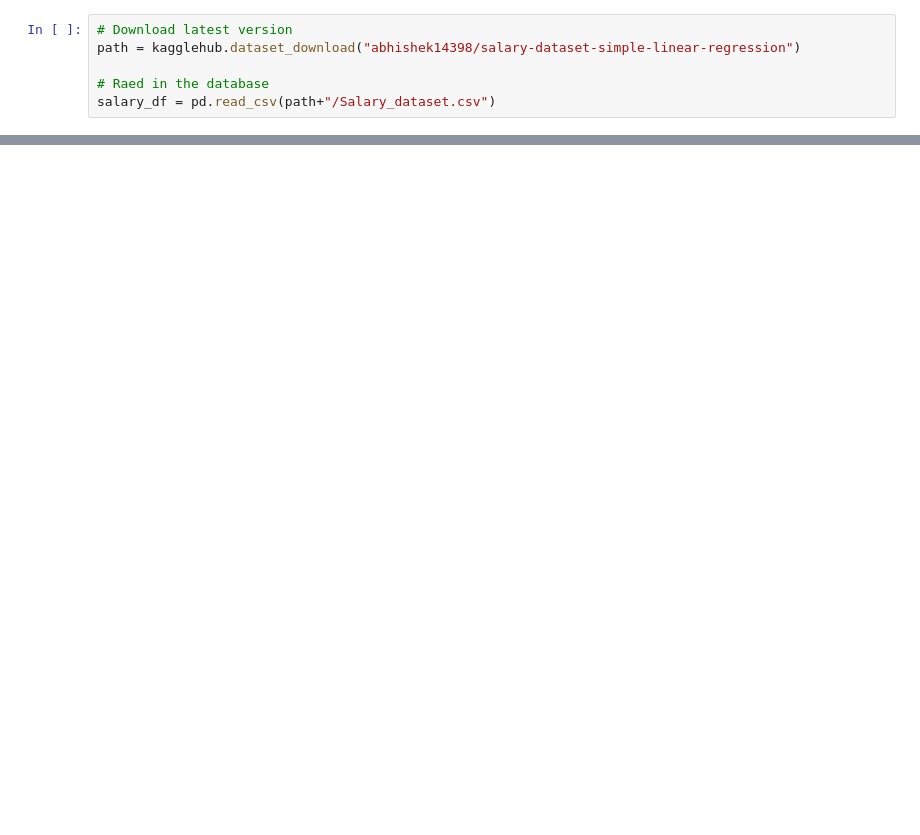
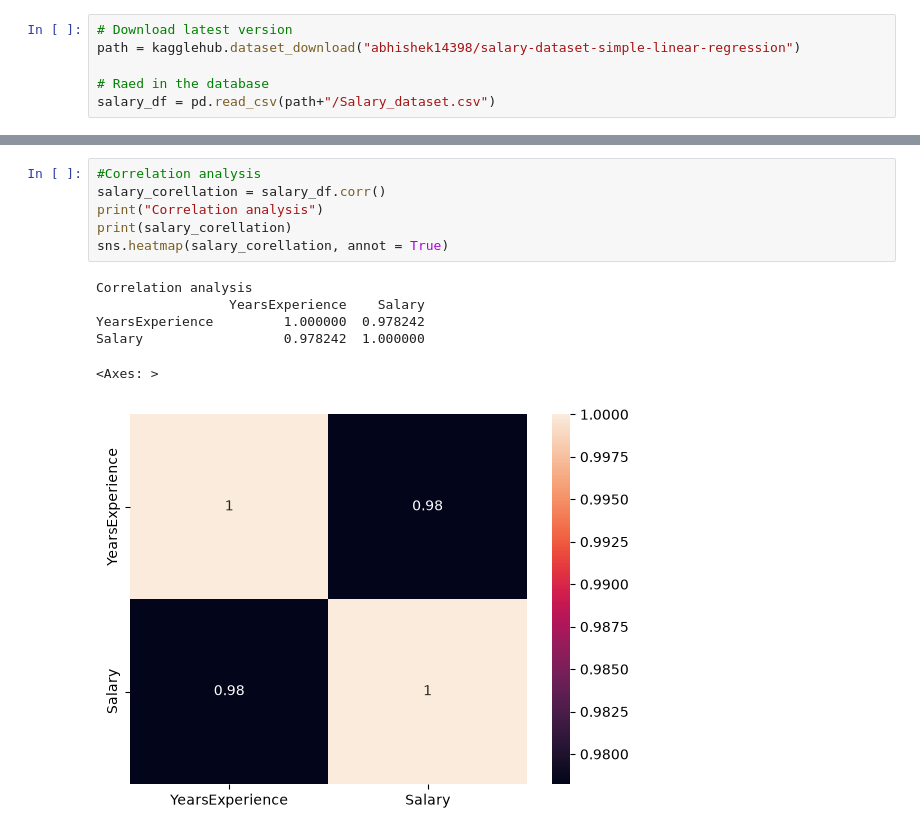
Before and after one commit to KovacsImi/Linear-Regression, a Jupyter notebook: salary_linear_regression.ipynb, the cells around one changed output, grey strips where cells are left out. Saved outputs shown, nothing was run; the diff lists cells and outputs as text; blank space fills up the shorter version.

```diff
--- a/salary_linear_regression.ipynb
+++ b/salary_linear_regression.ipynb
@@ -42,0 +81,13 @@ sns.heatmap(salary_corellation)
+# %%
+#Correlation analysis
+salary_corellation = salary_df.corr()
+print("Correlation analysis")
+print(salary_corellation)
+sns.heatmap(salary_corellation, annot = True)
+# %% [output]
+Correlation analysis
+                 YearsExperience    Salary
+YearsExperience         1.000000  0.978242
+Salary                  0.978242  1.000000
+<Axes: >
+[figure, added]
```
Also changed, not shown: parts of 9 cells of this notebook, 1 other file.
